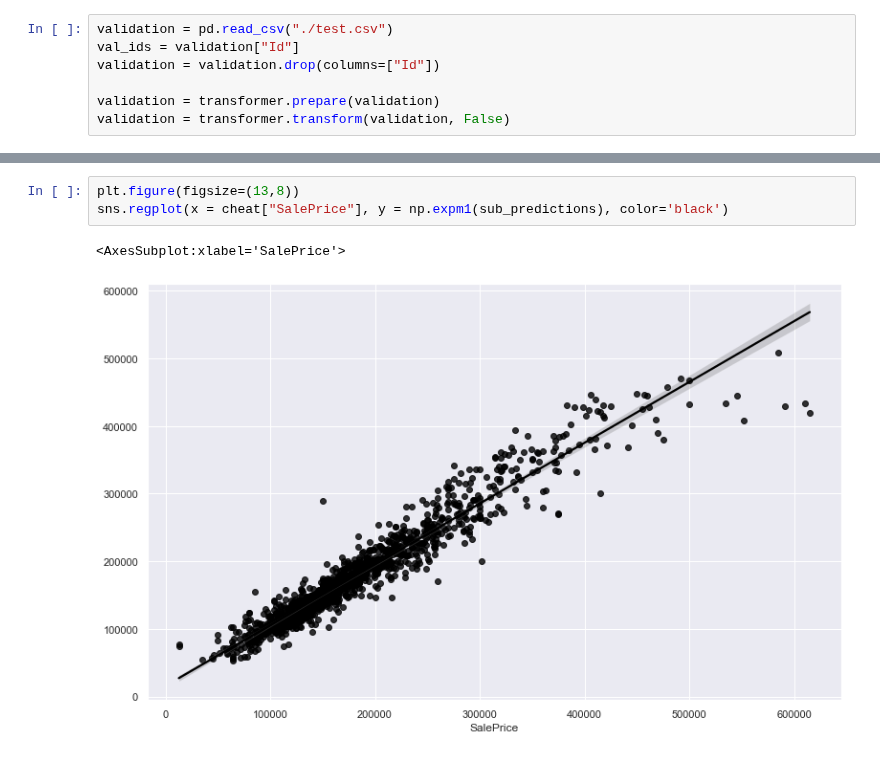
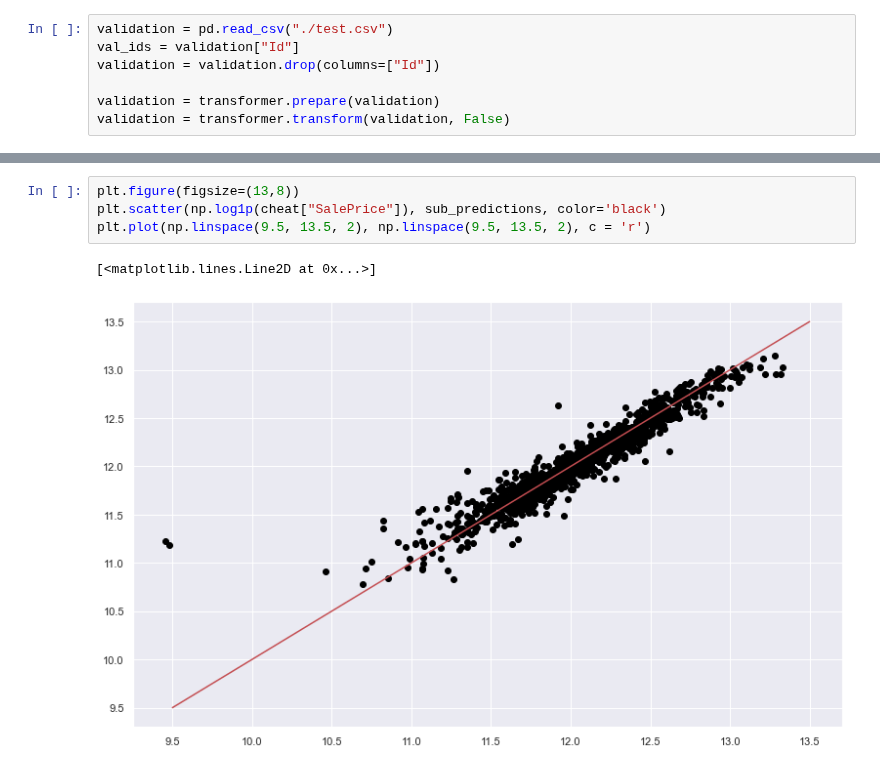
Before and after one commit to Altair200333/ML_tasks, a Jupyter notebook: task4/cats_hyperopt.ipynb, the cells around one changed output, grey strips where cells are left out. Drawn from its saved outputs; the diff is of its cells as text.

```diff
--- a/task4/cats_hyperopt.ipynb
+++ b/task4/cats_hyperopt.ipynb
@@ -160,6 +158,7 @@ RMSLE submission: 0.1273582868713622
-# %%
-plt.figure(figsize=(13,8))
-sns.regplot(x = cheat["SalePrice"], y = np.expm1(sub_predictions), color='black')
-# %% [output]
-<AxesSubplot:xlabel='SalePrice'>
-[figure, removed]
+# %%
+plt.figure(figsize=(13,8))
+plt.scatter(np.log1p(cheat["SalePrice"]), sub_predictions, color='black')
+plt.plot(np.linspace(9.5, 13.5, 2), np.linspace(9.5, 13.5, 2), c = 'r')
+# %% [output]
+[<matplotlib.lines.Line2D at 0x...>]
+[figure, added]
```
Also changed, not shown: parts of 6 cells of this notebook, 7 other files.
